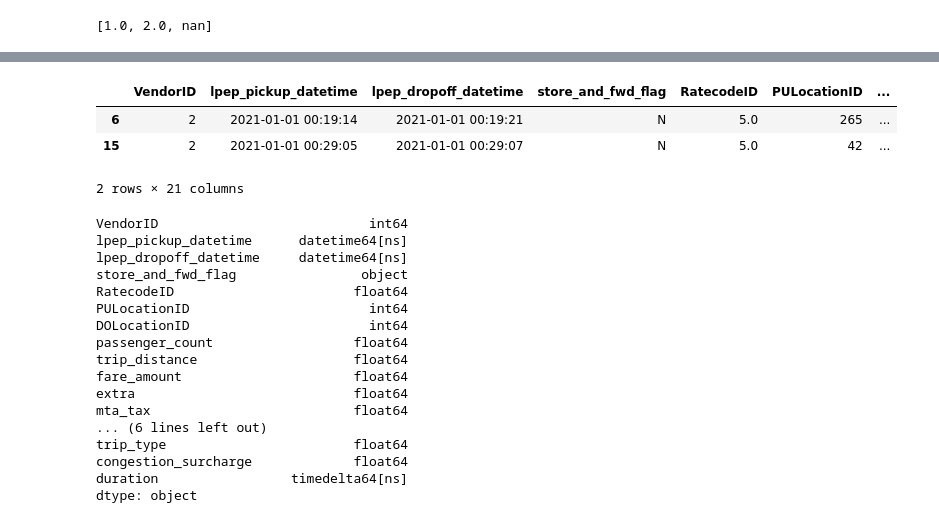
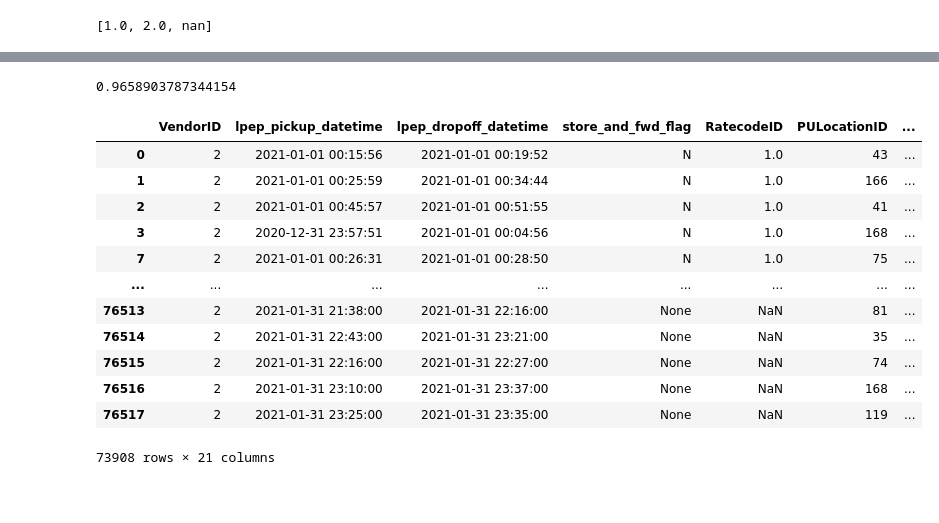
Before and after one commit to 87tana/MLOps_zoomcamp, a Jupyter notebook: 01-intro/duration_prediction.ipynb, the cells around one changed output, grey strips where cells are left out. Saved outputs shown, nothing was run; the diff lists cells and outputs as text; code cells hidden in the pictures; blank space fills up the shorter version.

```diff
--- a/01-intro/duration_prediction.ipynb
+++ b/01-intro/duration_prediction.ipynb
@@ -27,6 +32,4 @@ df.lpep_pickup_datetime = pd.to_datetime(df.lpep_pickup_datetime ) # we need to
 df.trip_type.unique().tolist()
 # %% [output]
 [1.0, 2.0, nan]
-# %%
-df = df[df.trip_type == 2]
 # %%
@@ -34,28 +58,27 @@ df['duration'] = df.lpep_dropoff_datetime - df.lpep_pickup_datetime
+# %%
+# we can do extra filtering, only attention to those trip the at least one minutes.
+
+((df.duration >= 1) & (df.duration <= 60)).mean()
+# %% [output]
+0.9658903787344154
 # %%
-df.head(2)
+df= df[((df.duration >= 1) & (df.duration <= 60))]
+df # all data regardless of different trip type
 # %% [output]
 |  | VendorID | lpep_pickup_datetime | lpep_dropoff_datetime | store_and_fwd_flag | RatecodeID | PULocationID | ... |
-| 6 | 2 | 2021-01-01 00:19:14 | 2021-01-01 00:19:21 | N | 5.0 | 265 | ... |
-| 15 | 2 | 2021-01-01 00:29:05 | 2021-01-01 00:29:07 | N | 5.0 | 42 | ... |
+| 0 | 2 | 2021-01-01 00:15:56 | 2021-01-01 00:19:52 | N | 1.0 | 43 | ... |
+| 1 | 2 | 2021-01-01 00:25:59 | 2021-01-01 00:34:44 | N | 1.0 | 166 | ... |
+| 2 | 2 | 2021-01-01 00:45:57 | 2021-01-01 00:51:55 | N | 1.0 | 41 | ... |
+| 3 | 2 | 2020-12-31 23:57:51 | 2021-01-01 00:04:56 | N | 1.0 | 168 | ... |
+| 7 | 2 | 2021-01-01 00:26:31 | 2021-01-01 00:28:50 | N | 1.0 | 75 | ... |
+| ... | ... | ... | ... | ... | ... | ... | ... |
+| 76513 | 2 | 2021-01-31 21:38:00 | 2021-01-31 22:16:00 | None | NaN | 81 | ... |
+| 76514 | 2 | 2021-01-31 22:43:00 | 2021-01-31 23:21:00 | None | NaN | 35 | ... |
+| 76515 | 2 | 2021-01-31 22:16:00 | 2021-01-31 22:27:00 | None | NaN | 74 | ... |
+| 76516 | 2 | 2021-01-31 23:10:00 | 2021-01-31 23:37:00 | None | NaN | 168 | ... |
+| 76517 | 2 | 2021-01-31 23:25:00 | 2021-01-31 23:35:00 | None | NaN | 119 | ... |
-2 rows × 21 columns
+73908 rows × 21 columns
 # %%
-df.dtypes
+categorical = ['PULocationID','DOLocationID']
+numerical = ['trip_distance']
-# %% [output]
-VendorID                           int64
-lpep_pickup_datetime      datetime64[ns]
-lpep_dropoff_datetime     datetime64[ns]
-store_and_fwd_flag                object
-RatecodeID                       float64
-PULocationID                       int64
-DOLocationID                       int64
-passenger_count                  float64
-trip_distance                    float64
-fare_amount                      float64
-extra                            float64
-mta_tax                          float64
-... (6 lines left out)
-trip_type                        float64
-congestion_surcharge             float64
-duration                 timedelta64[ns]
-dtype: object
 # %%
```
Also changed, not shown: parts of 33 cells of this notebook, 1 other file.
